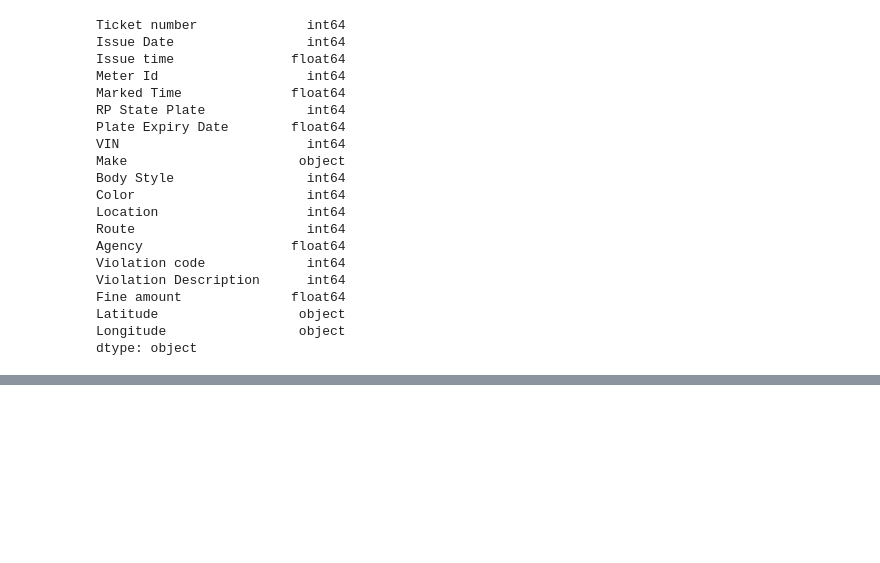
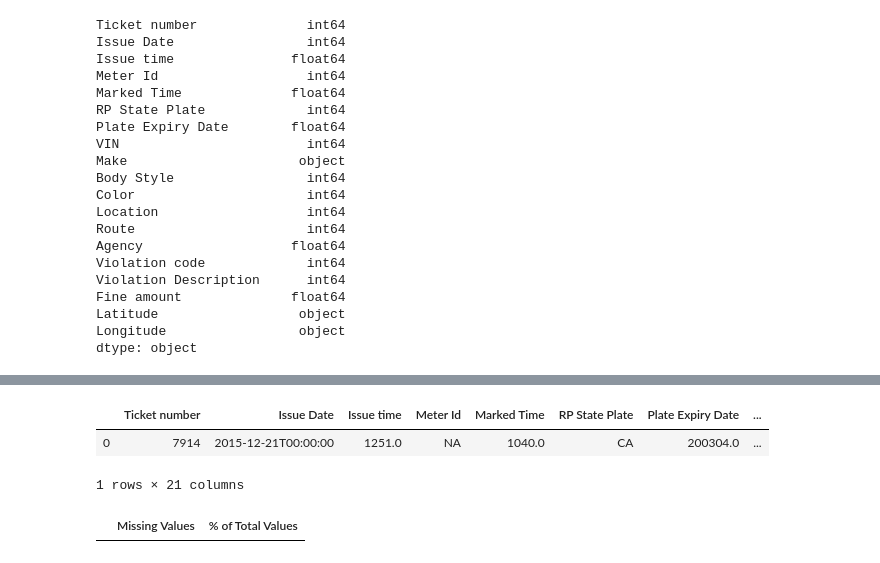
Before and after one commit to m0bi/parking, a Jupyter notebook: Imputation.ipynb, the cells around one changed output, grey strips where cells are left out. Saved outputs shown, nothing was run; the diff lists cells and outputs as text; code cells hidden in the pictures; blank space fills up the shorter version.

```diff
--- a/Imputation.ipynb
+++ b/Imputation.ipynb
@@ -352,0 +362,15 @@ data.head()
+# %%
+distortions = []
+for k in range(2, 10):
+    kmeans = KMeans(n_clusters=k)
+    kmeans.fit(data)
+    distortions.append(kmeans.inertia_)
+
+fig = plt.figure(figsize=(15, 5))
+plt.plot(range(2, 10), distortions)
+plt.grid(True)
+plt.title('Elbow curve')
+# %%
+kmeans = KMeans(n_clusters=4)
+clusters = kmeans.fit_predict(data)
+data["total_clusters"] = clusters
@@ -352,0 +411,6 @@ data.head()
+# %%
+data.head(1)
+# %% [output]
+|  | Ticket number | Issue Date | Issue time | Meter Id | Marked Time | RP State Plate | Plate Expiry Date | ... |
+| 0 | 7914 | 2015-12-21T00:00:00 | 1251.0 | NA | 1040.0 | CA | 200304.0 | ... |
+1 rows × 21 columns
@@ -352,0 +457,4 @@ data.head()
+# %%
+missing_values_table(data)
+# %% [output]
+|  | Missing Values | % of Total Values |
```
Also changed, not shown: parts of 65 cells of this notebook.
